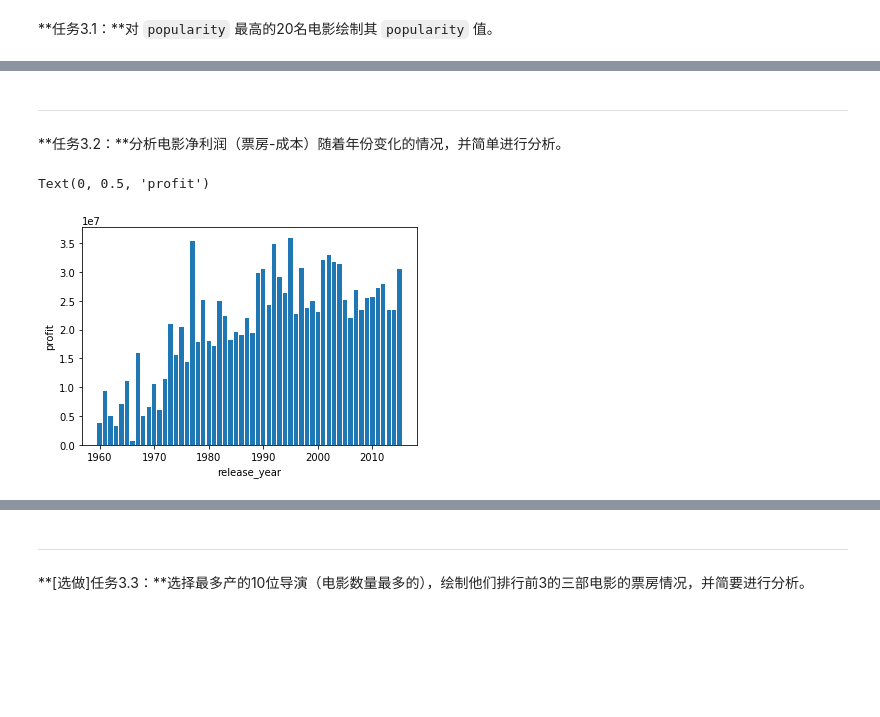
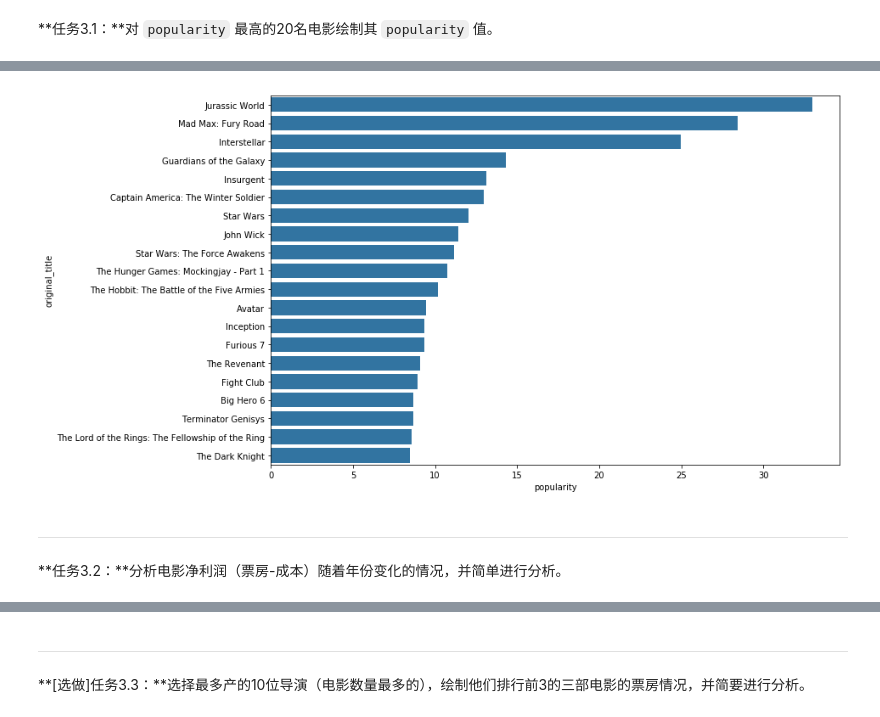
Before and after one commit to yelangya3826850/AIPND-cn, a Jupyter notebook: P2_Explore_Movie_Dataset/Explore Movie Dataset_Solution.ipynb, the cells around one changed output, grey strips where cells are left out. Cells and saved outputs as stored; diff of their text form; code cells hidden in the pictures; blank space fills up the shorter version.

```diff
--- a/P2_Explore_Movie_Dataset/Explore Movie Dataset_Solution.ipynb
+++ b/P2_Explore_Movie_Dataset/Explore Movie Dataset_Solution.ipynb
@@ -37,9 +37,9 @@ import numpy as np
 import pandas as pd
 import matplotlib.pyplot as plt
 import seaborn as sb
+% matplotlib inline
 
-movie_data = pd.read_csv('./tmdb-movies.csv')
-%matplotlib inline
+movie_data = pd.read_csv('tmdb-movies.csv')
 # %% [markdown]
 ---
 
@@ -140,0 +165,2 @@ movie_data.describe()
+# %%
+movie_data.dropna(subset=['imdb_id', 'cast', 'director', 'overview', 'genres'], inplace=True)
@@ -353,0 +406,4 @@ Text(0, 0.5, 'popularity')
+# %%
+data = movie_data.sort_values(['popularity'],ascending=False)
+data = data[0:20]
+data
@@ -354,12 +429,8 @@ Text(0, 0.5, 'popularity')
+# %%
+plt.figure(figsize=(12, 8))
+sb.barplot(y=data['original_title'], x=data['popularity'], color=sb.color_palette()[0]);
+# %% [output]
+[figure, added]
 # %% [markdown]
 ---
 **任务3.2：**分析电影净利润（票房-成本）随着年份变化的情况，并简单进行分析。
-# %%
-movie_data['profit'] = movie_data['revenue'] - movie_data['budget']
-plot = movie_data.groupby(['release_year']).mean()
-plt.bar(plot.index,plot['profit'])
-plt.xlabel('release_year')
-plt.ylabel('profit')
-# %% [output]
-Text(0, 0.5, 'profit')
-[figure, removed]
```
Also changed, not shown: parts of 22 cells of this notebook.
